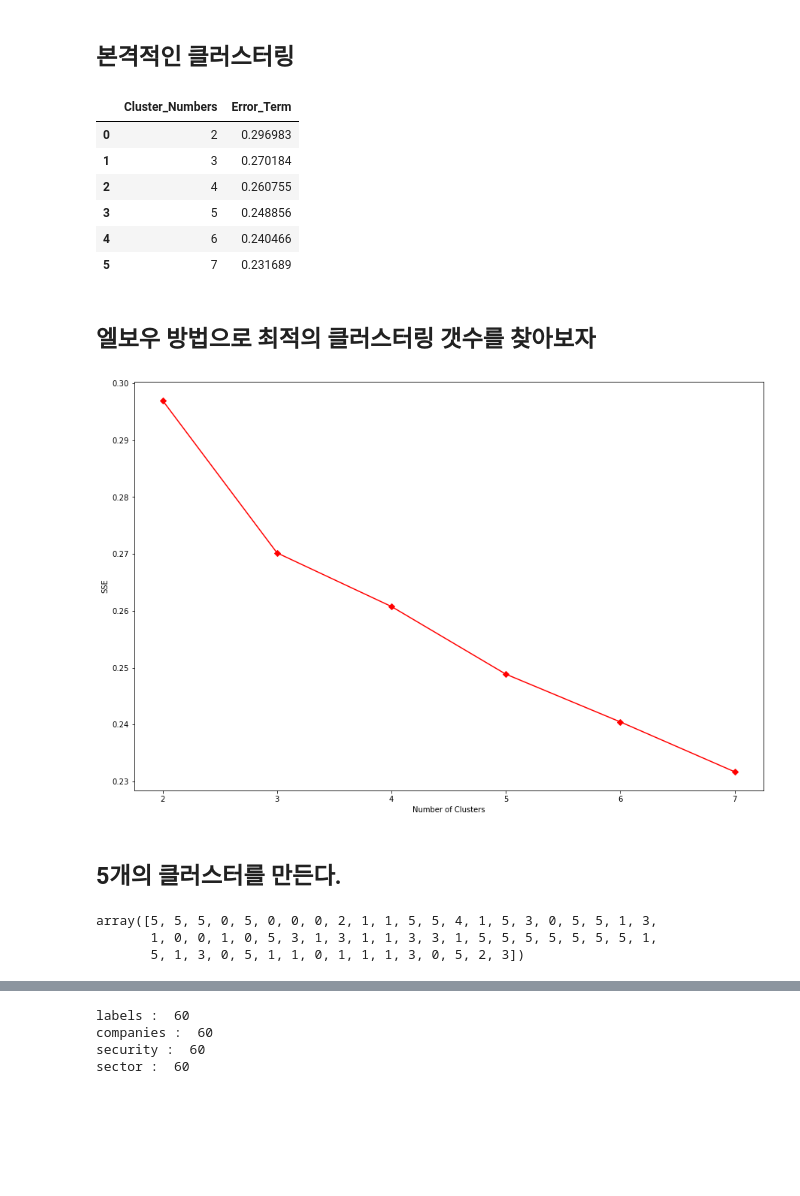
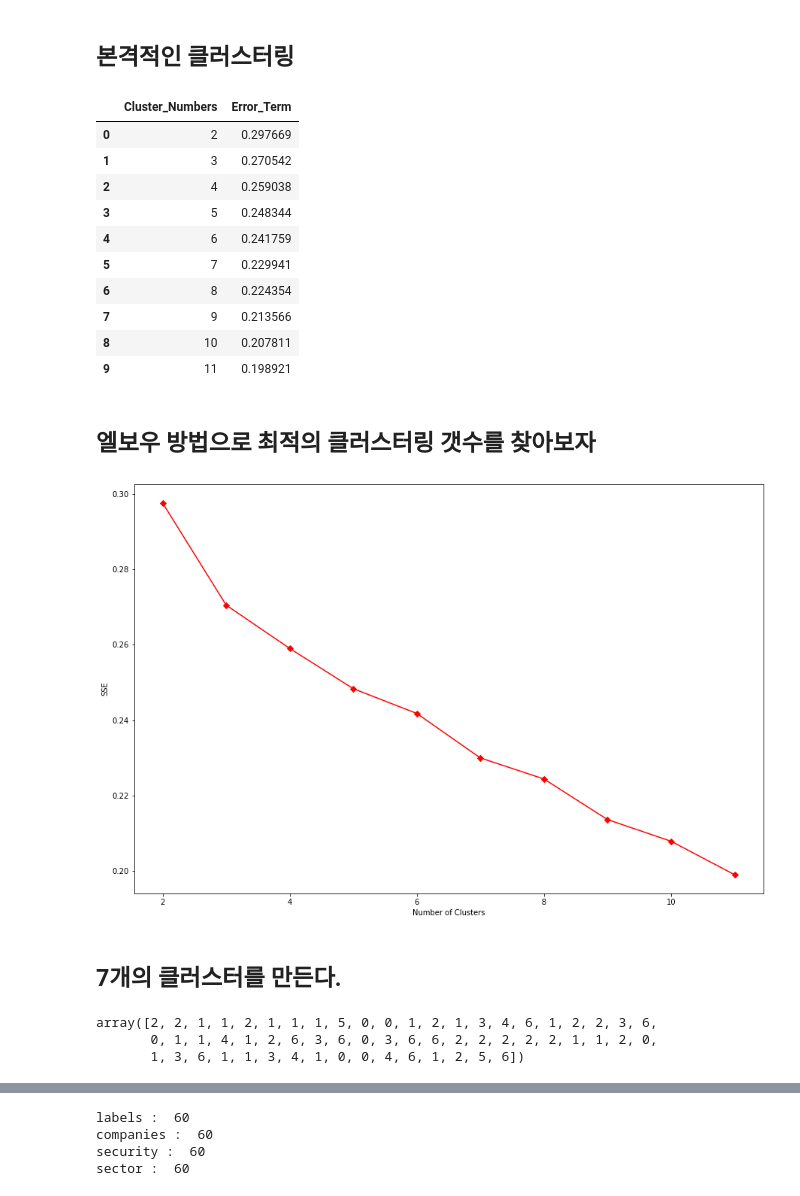
Before and after one commit to quant4junior/algoTrade, a Jupyter notebook: ch06/6.3 Kmeans yahoo_data_T.ipynb, the cells around one changed output, grey strips where cells are left out. Saved outputs shown, nothing was run; the diff lists cells and outputs as text; code cells hidden in the pictures; blank space fills up the shorter version.

```diff
--- a/ch06/6.3 Kmeans yahoo_data_T.ipynb
+++ b/ch06/6.3 Kmeans yahoo_data_T.ipynb
@@ -185,23 +185,27 @@ len(tickers)
 # %% [markdown]
 ## 본격적인 클러스터링
 # %%
-num_of_clusters = range(2,8)
+num_of_clusters = range(2,12)
 error = []
 for num_clusters in num_of_clusters:
     clusters = KMeans(num_clusters)
     clusters.fit(final_df)
     error.append(clusters.inertia_/100)
 table=pd.DataFrame({"Cluster_Numbers":num_of_clusters, "Error_Term":error})
 
 table
 # %% [output]
 |  | Cluster_Numbers | Error_Term |
-| 0 | 2 | 0.296983 |
-| 1 | 3 | 0.270184 |
-| 2 | 4 | 0.260755 |
-| 3 | 5 | 0.248856 |
-| 4 | 6 | 0.240466 |
-| 5 | 7 | 0.231689 |
+| 0 | 2 | 0.297669 |
+| 1 | 3 | 0.270542 |
+| 2 | 4 | 0.259038 |
+| 3 | 5 | 0.248344 |
+| 4 | 6 | 0.241759 |
+| 5 | 7 | 0.229941 |
+| 6 | 8 | 0.224354 |
+| 7 | 9 | 0.213566 |
+| 8 | 10 | 0.207811 |
+| 9 | 11 | 0.198921 |
 # %%
 from sklearn import metrics
 # %% [markdown]
@@ -213,17 +217,17 @@ plt.xlabel('Number of Clusters')
 plt.ylabel('SSE')
 plt.show()
 # %% [output]
-[figure, old version]
+[figure, new version]
 # %% [markdown]
-## 5개의 클러스터를 만든다.
+## 7개의 클러스터를 만든다.
 # %%
-clusters = KMeans(6)
+clusters = KMeans(7)
 clusters.fit(final_df)
 clusters.labels_
 # %% [output]
-array([5, 5, 5, 0, 5, 0, 0, 0, 2, 1, 1, 5, 5, 4, 1, 5, 3, 0, 5, 5, 1, 3,
-       1, 0, 0, 1, 0, 5, 3, 1, 3, 1, 1, 3, 3, 1, 5, 5, 5, 5, 5, 5, 5, 1,
-       5, 1, 3, 0, 5, 1, 1, 0, 1, 1, 1, 3, 0, 5, 2, 3])
+array([2, 2, 1, 1, 2, 1, 1, 1, 5, 0, 0, 1, 2, 1, 3, 4, 6, 1, 2, 2, 3, 6,
+       0, 1, 1, 4, 1, 2, 6, 3, 6, 0, 3, 6, 6, 2, 2, 2, 2, 2, 1, 1, 2, 0,
+       1, 3, 6, 1, 1, 3, 4, 1, 0, 0, 4, 6, 1, 2, 5, 6])
 # %%
 labels = clusters.predict(movements)
 labels
```
Also changed, not shown: parts of 11 cells of this notebook.
